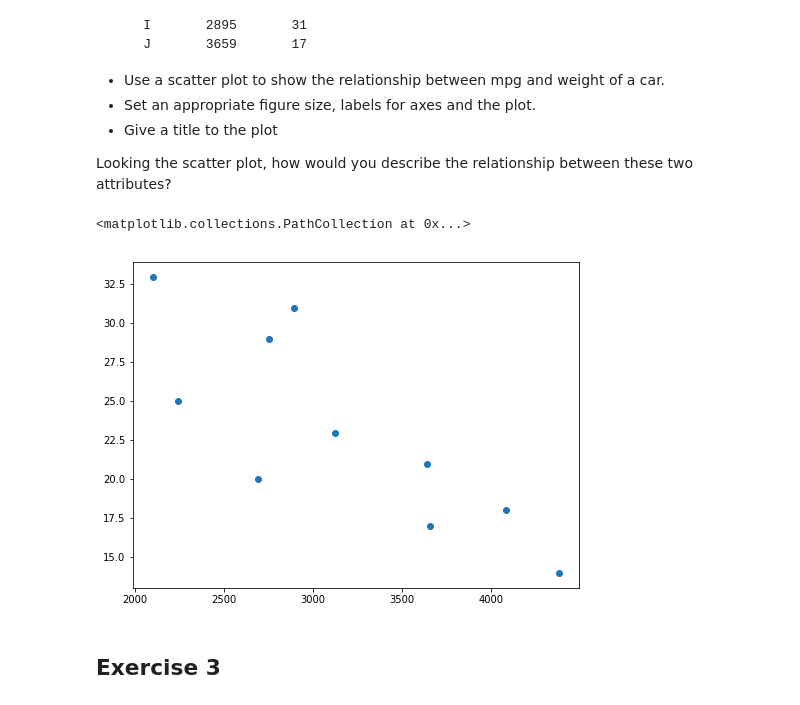
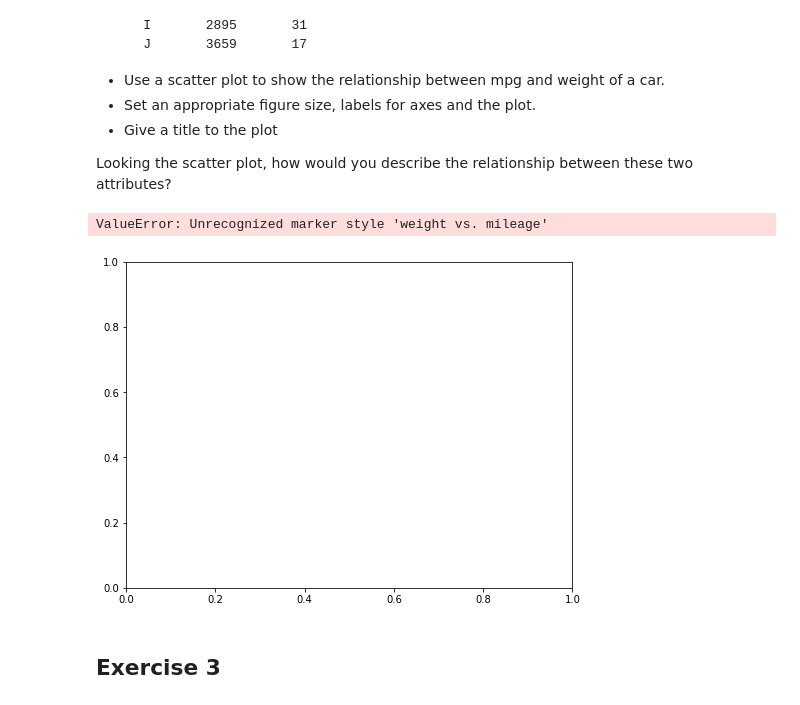
Before and after one commit to yshp57/dsc-0-01-22-visualizing-data-lab-online-ds-pt-100118, a Jupyter notebook: index.ipynb, the cells around one changed output. Cells and saved outputs as stored; diff of their text form; code cells hidden in the pictures.

```diff
--- a/index.ipynb
+++ b/index.ipynb
@@ -67,17 +67,17 @@ Looking the scatter plot, how would you describe the relationship between these
 # %%
 weight = [2750, 3125, 2100, 4082, 2690, 3640, 4380, 2241, 2895, 3659]
 mpg = [29, 23, 33, 18, 20, 21, 14, 25, 31, 17]
 
 # Set the figure size in inches
 plt.figure(figsize=(8,6))
 
 # Plot with scatter()
-plt.scatter(weight, mpg, label="weight vs. mileage")
+plt.scatter(weight, mpg, ="weight vs. mileage")
 
 # Set x and y axes labels and give titles
 # %% [output]
-<matplotlib.collections.PathCollection at 0x...>
+ValueError: Unrecognized marker style 'weight vs. mileage'
-[figure, old version]
+[figure, new version]
 # %% [markdown]
 ## Exercise 3
 # %% [markdown]
```
